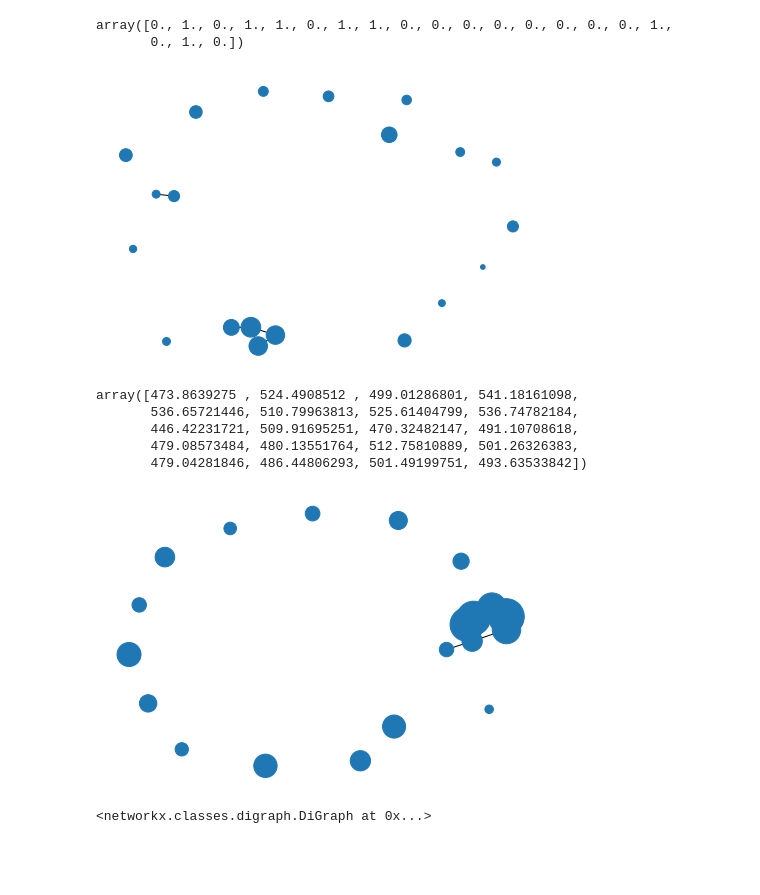
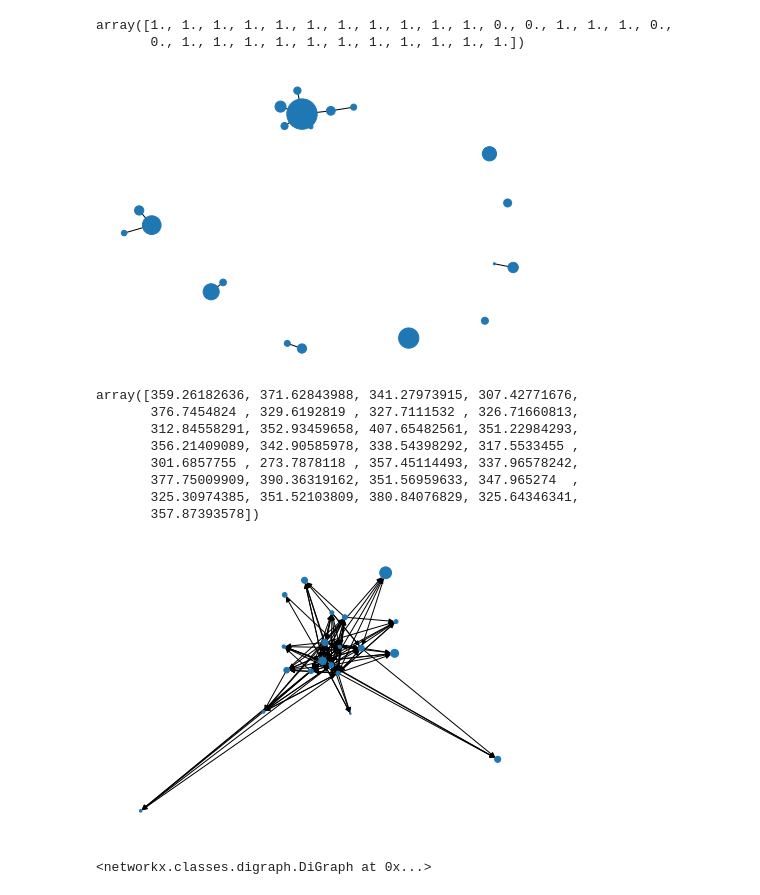
Before and after one commit to adrianapaza/NBA-NKC, a Jupyter notebook: ComputationalModels/Implement Network Clustering.ipynb, the cells around one changed output. Drawn from its saved outputs; the diff is of its cells as text; code cells hidden in the pictures; blank space fills up the shorter version.

```diff
--- a/ComputationalModels/Implement Network Clustering.ipynb
+++ b/ComputationalModels/Implement Network Clustering.ipynb
@@ -142,15 +137,15 @@ def run(matrix):
     return matrix
 # %%
 N=10
-K1=0
-K2=5
+K1=4
+K2=0
 M=1
 D=2
 t=100
-NumSims=10
-Landscape_Weights = [.6666,.3333]
+NumSims=100
+Landscape_Weights = [1,0]
 (Landscape1, Landscape2) = Generate_Layered_Landscapes(N,K1,K2)
-G = Iterated_Local_Search(Landscape1, Landscape2, Landscape_Weights, M, D,t,NumSims) #this is a pandas dataframe
+Transition_Matrix = Iterated_Local_Search(Landscape1, Landscape2, Landscape_Weights, M, D,t,NumSims) #this is a pandas dataframe
 #of the network with cells corresponding to number of times row maxima maps to column maxima
 # %% [output]
 Sim is 0
@@ -186,47 +168,50 @@ G
 # %%
 #Prepare data frame of network connections for markov clustering
-Gnew = G.div(G.sum(axis=1), axis=0)
+Transition_Matrix_New = Transition_Matrix.div(Transition_Matrix.sum(axis=1), axis=0)
 
-GTrans=Gnew.transpose()
-
-GNumpy = GTrans.to_numpy()
+Transition_Matrix_New_Transpose=Transition_Matrix_New.transpose()
+TNumpy = Transition_Matrix_New_Transpose.to_numpy()
+TNumpy = np.nan_to_num(TNumpy)
 # %%
-MarkovMatrix = run(GNumpy)
+MarkovMatrix = run(TNumpy)
 #replace nan with 0
 MarkovMatrix2 = np.nan_to_num(MarkovMatrix)
 MarkovMatrix2.sum(axis=0)
 # %% [output]
-array([0., 1., 0., 1., 1., 0., 1., 1., 0., 0., 0., 0., 0., 0., 0., 0., 1.,
-       0., 1., 0.])
+array([1., 1., 1., 1., 1., 1., 1., 1., 1., 1., 1., 0., 0., 1., 1., 1., 0.,
+       0., 1., 1., 1., 1., 1., 1., 1., 1., 1., 1., 1.])
 # %%
 ##PLOT
 
 MarkClsuMatrix = nx.from_numpy_matrix(MarkovMatrix2) #convert to adjacency matrix undirected
 
 W = nx.DiGraph(MarkovMatrix2) #convert to directed graph (digraph)
-OG = nx.DiGraph(G) #convert original probability graph to directed graph
+OG = nx.DiGraph(Transition_Matrix_New) #convert original probability graph to directed graph
 # %%
 #set node size based upon some scaling of the fitness
-node_sizes = (G.index.values**15)/sum(G.index.values**15)*3000
+node_sizes = (Transition_Matrix_New.index.values**15)/sum(Transition_Matrix_New.index.values**15)*3000
 nx.draw(MarkClsuMatrix, node_size=node_sizes, labels=G.index.values,
         with_labels=False,arrows=True)
 # %% [output]
-[figure, old version]
+[figure, new version]
 # %%
-G.index.values/sum(G.index.values)*10000
+Transition_Matrix_New.index.values/sum(Transition_Matrix_New.index.values)*10000
 # %% [output]
-array([473.8639275 , 524.4908512 , 499.01286801, 541.18161098,
-       536.65721446, 510.79963813, 525.61404799, 536.74782184,
-       446.42231721, 509.91695251, 470.32482147, 491.10708618,
-       479.08573484, 480.13551764, 512.75810889, 501.26326383,
-       479.04281846, 486.44806293, 501.49199751, 493.63533842])
+array([359.26182636, 371.62843988, 341.27973915, 307.42771676,
+       376.7454824 , 329.6192819 , 327.7111532 , 326.71660813,
+       312.84558291, 352.93459658, 407.65482561, 351.22984293,
+       356.21409089, 342.90585978, 338.54398292, 317.5533455 ,
+       301.6857755 , 273.7878118 , 357.45114493, 337.96578242,
+       377.75009909, 390.36319162, 351.56959633, 347.965274  ,
+       325.30974385, 351.52103809, 380.84076829, 325.64346341,
+       357.87393578])
 # %%
 #set node size based upon some scaling of the fitness
-node_sizes = (G.index.values**15)/sum(G.index.values**15)*10000
-nx.draw(OG, node_size=node_sizes, labels=G.index.values,
-        with_labels=False,arrows=False)
+node_sizes = (Transition_Matrix_New.index.values**10)/sum(Transition_Matrix_New.index.values**10)*1000
+nx.draw(OG, node_size=node_sizes, labels=Transition_Matrix_New.index.values,
+        with_labels=False,arrows=True)
 # %% [output]
-[figure, old version]
+[figure, new version]
 # %%
 OG
 # %% [output]
```
Also changed, not shown: parts of 10 cells of this notebook.
